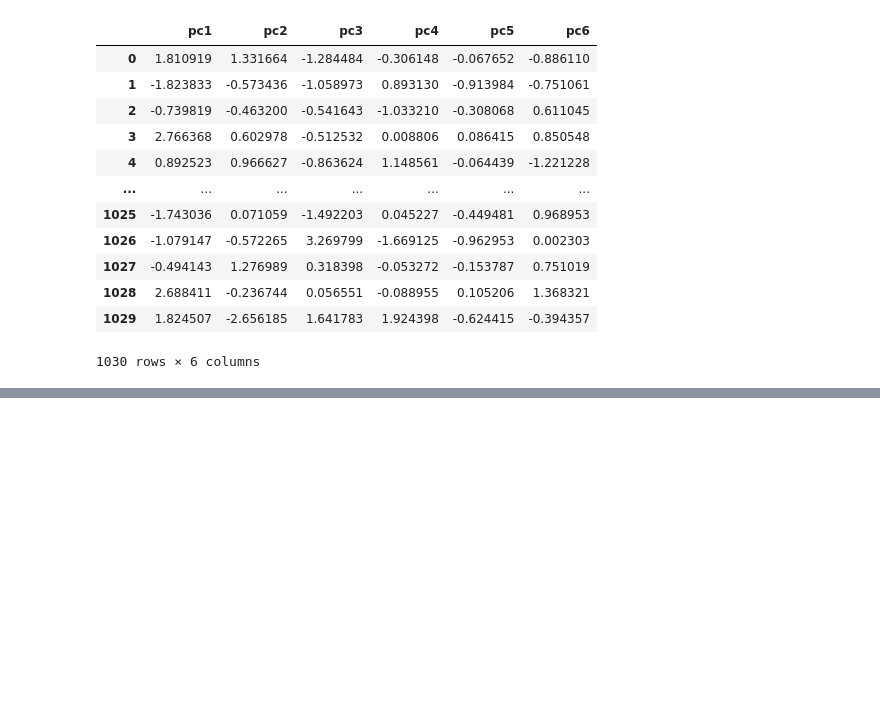
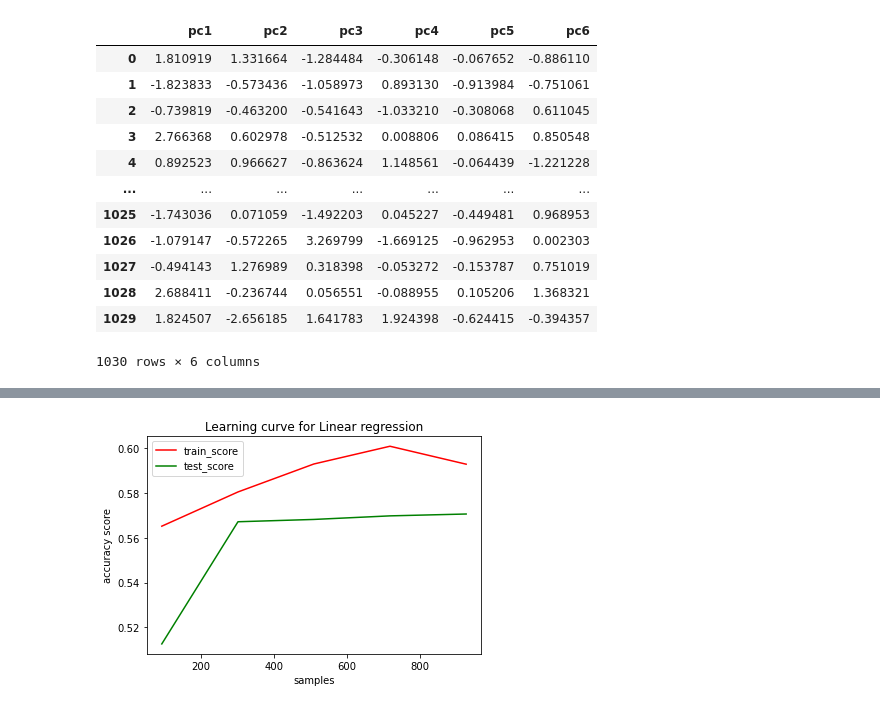
Before and after one commit to sunilkonatham/basicPythonForDataScience, a Jupyter notebook: Capstone/Cement_mixing_capstone.ipynb, the cells around one changed output, grey strips where cells are left out. Cells and saved outputs as stored; diff of their text form; code cells hidden in the pictures; blank space fills up the shorter version.

```diff
--- a/Capstone/Cement_mixing_capstone.ipynb
+++ b/Capstone/Cement_mixing_capstone.ipynb
@@ -702,0 +767,4 @@ cv_score_tuned(clustered_df.drop('strength', axis=1), clustered_df[['strength']]
+# %%
+learning_curve_analysis('Linear regression', LinearRegression(), x, y)
+# %% [output]
+[figure, added]
```
Also changed, not shown: parts of 49 cells of this notebook.
